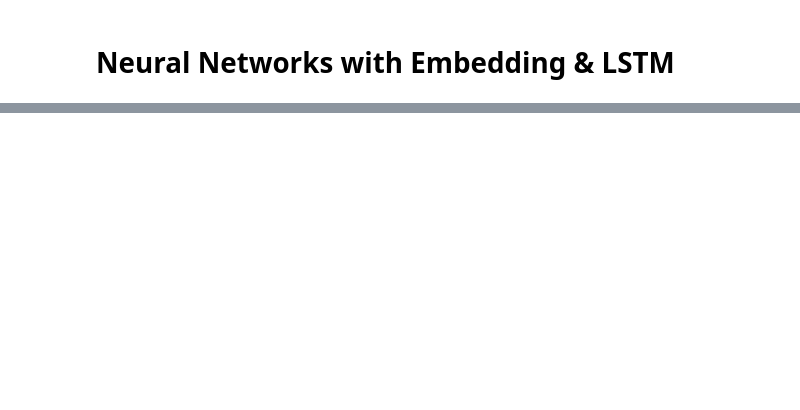
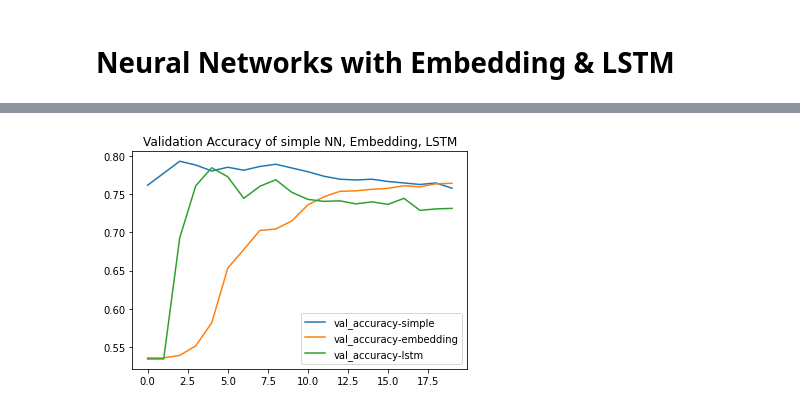
Before and after one commit to Bahar-Rezaei/Identifying-Disaster-Tweets, a Jupyter notebook: Disaster Tweets.ipynb, the cells around one changed output, grey strips where cells are left out. Drawn from its saved outputs; the diff is of its cells as text; code cells hidden in the pictures; blank space fills up the shorter version.

```diff
--- a/Disaster Tweets.ipynb
+++ b/Disaster Tweets.ipynb
@@ -306,0 +416,10 @@ plt.close()
+# %%
+plt.plot(val_accuracy_simple, label="val_accuracy-simple")
+plt.plot(val_accuracy_embedding, label="val_accuracy-embedding")
+plt.plot(val_accuracy_lstm, label="val_accuracy-lstm")
+plt.title("Validation Accuracy of simple NN, Embedding, LSTM")
+plt.legend()
+plt.show()
+plt.close()
+# %% [output]
+[figure, added]
```
Also changed, not shown: parts of 21 cells of this notebook, 2 other files.
